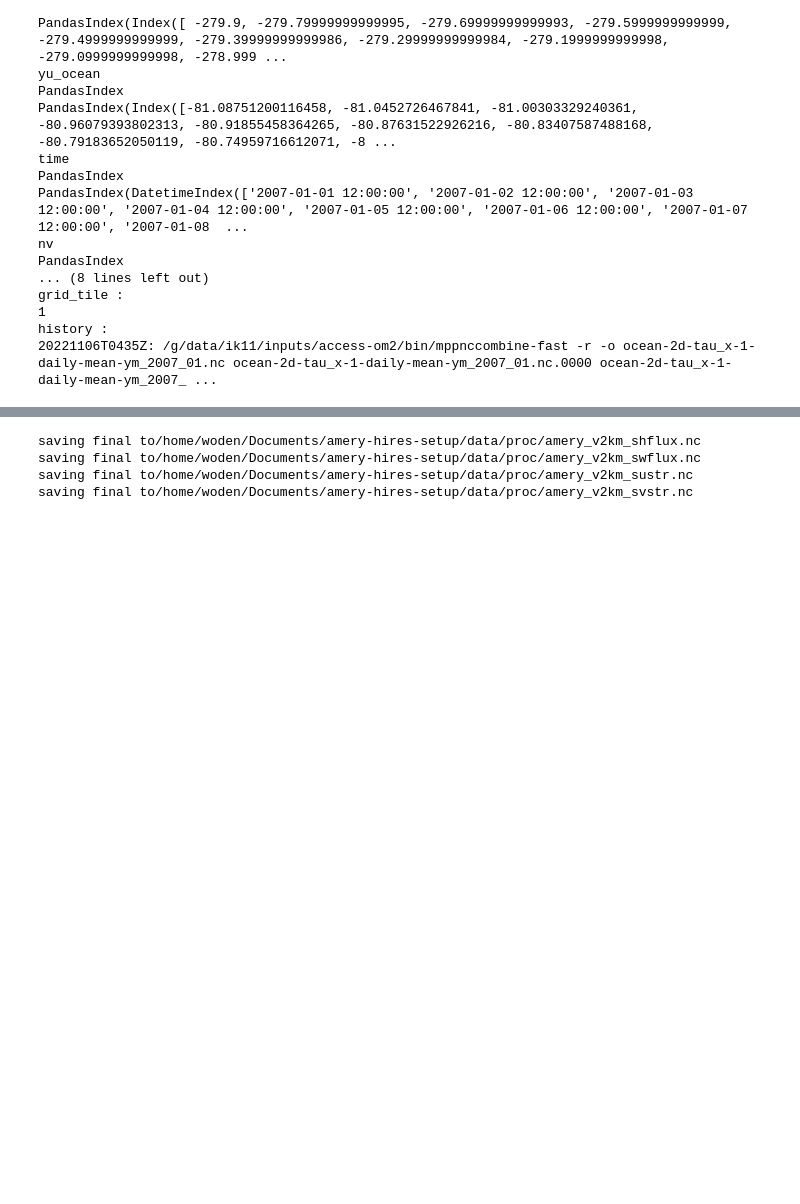
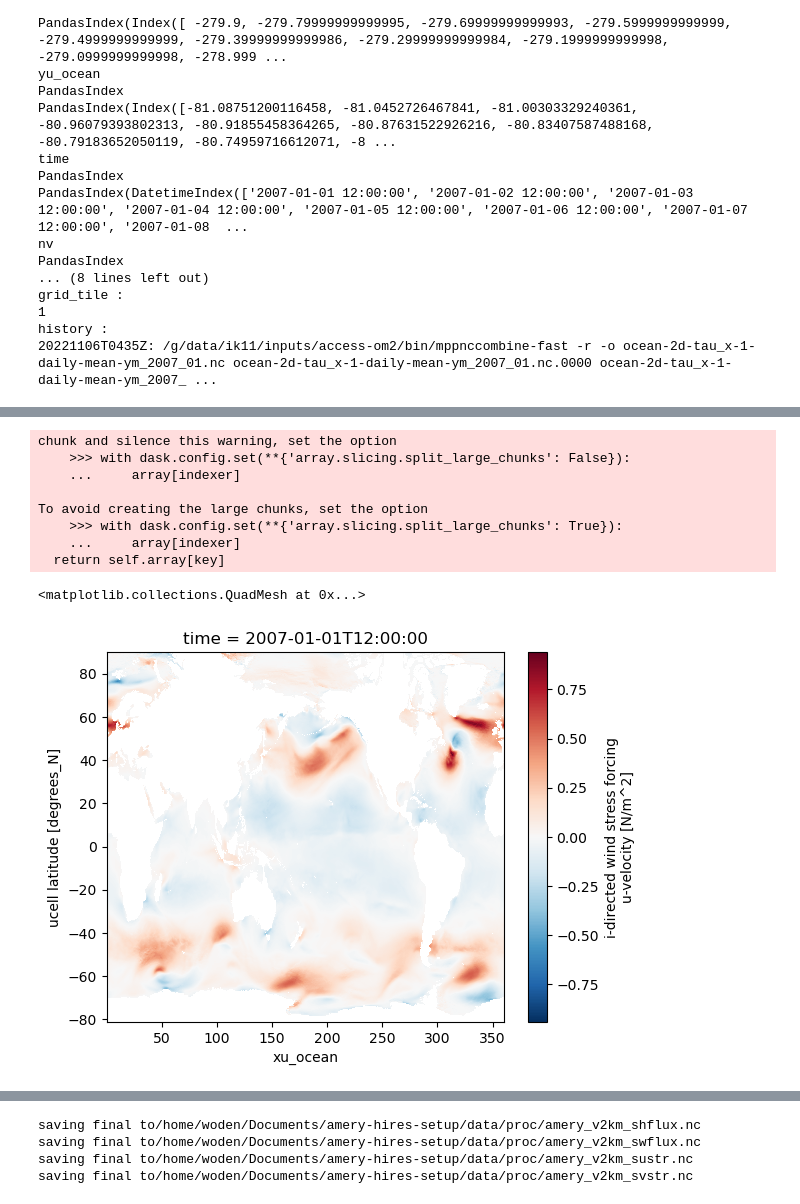
Before and after one commit to dgwyther/vanderford-setup, a Jupyter notebook: notebooks/make_sbc-amery_access.ipynb, the cells around one changed output, grey strips where cells are left out. Cells and saved outputs as stored; diff of their text form; code cells hidden in the pictures; blank space fills up the shorter version.

```diff
--- a/notebooks/make_sbc-amery_access.ipynb
+++ b/notebooks/make_sbc-amery_access.ipynb
@@ -155 +160,16 @@ R_vlon[R_vlon<0]+=360
+# %%
+# We need to roll the x-coordinate and sort by x so that the seam is not over the ROI.
+ds_new = tau_x_full.assign_coords({'xu_ocean': (tau_x_full['xu_ocean'] + 360) % 360})
+ds_new.tau_x.sortby('xu_ocean').isel(time=0).plot()
+# %% [output]
+chunk and silence this warning, set the option
+    >>> with dask.config.set(**{'array.slicing.split_large_chunks': False}):
+    ...     array[indexer]
+
+To avoid creating the large chunks, set the option
+    >>> with dask.config.set(**{'array.slicing.split_large_chunks': True}):
+    ...     array[indexer]
+  return self.array[key]
+<matplotlib.collections.QuadMesh at 0x...>
+[figure, added]
 # %%
```
Also changed, not shown: parts of 15 cells of this notebook, 1 other file.
